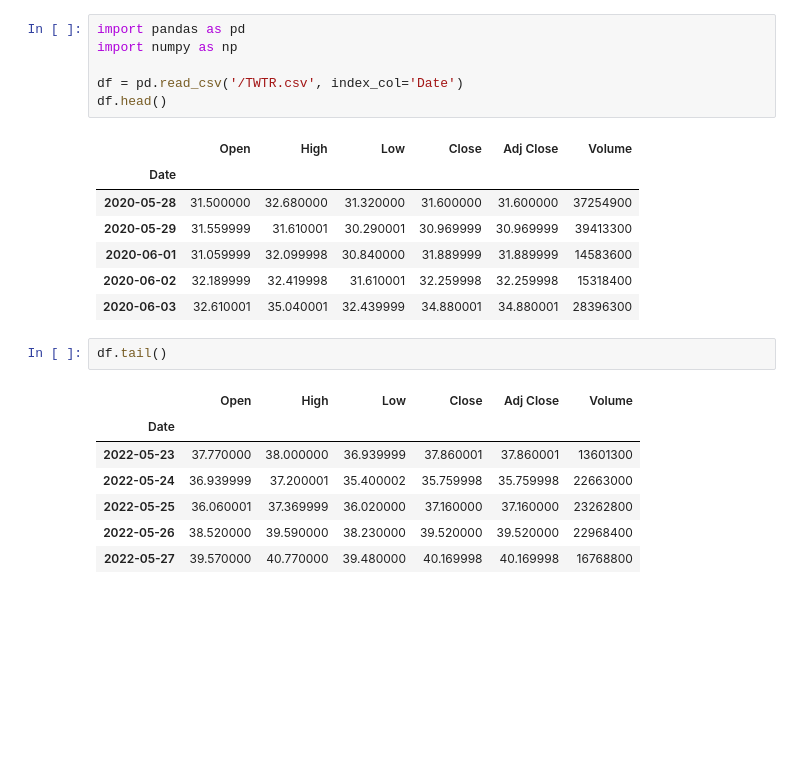
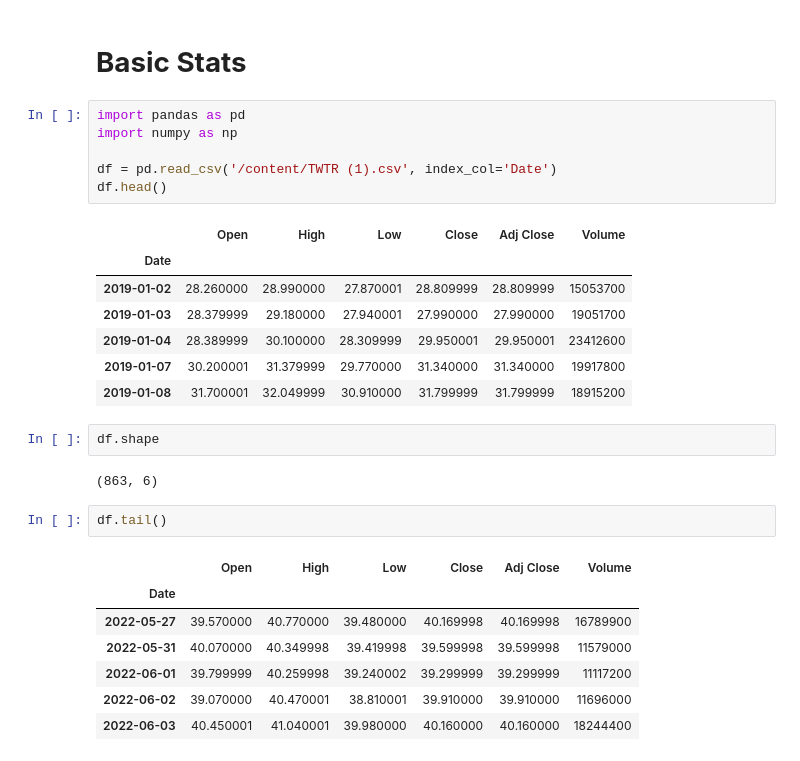
Before and after one commit to natalied0000/Stock-Value-Prediction-with-LSTM, a Jupyter notebook: machine_learning_stock.ipynb, the cells around one changed output. Cells and saved outputs as stored; diff of their text form; blank space fills up the shorter version.

```diff
--- a/machine_learning_stock.ipynb
+++ b/machine_learning_stock.ipynb
@@ -8,24 +8,30 @@ Mounted at /content/drive
+# %% [markdown]
+# **Basic Stats**
 # %%
 import pandas as pd
 import numpy as np
 
-df = pd.read_csv('/TWTR.csv', index_col='Date')
+df = pd.read_csv('/content/TWTR (1).csv', index_col='Date')
 df.head()
 # %% [output]
 |  | Open | High | Low | Close | Adj Close | Volume |
 | Date |  |  |  |  |  |  |
-| 2020-05-28 | 31.500000 | 32.680000 | 31.320000 | 31.600000 | 31.600000 | 37254900 |
-| 2020-05-29 | 31.559999 | 31.610001 | 30.290001 | 30.969999 | 30.969999 | 39413300 |
-| 2020-06-01 | 31.059999 | 32.099998 | 30.840000 | 31.889999 | 31.889999 | 14583600 |
-| 2020-06-02 | 32.189999 | 32.419998 | 31.610001 | 32.259998 | 32.259998 | 15318400 |
-| 2020-06-03 | 32.610001 | 35.040001 | 32.439999 | 34.880001 | 34.880001 | 28396300 |
+| 2019-01-02 | 28.260000 | 28.990000 | 27.870001 | 28.809999 | 28.809999 | 15053700 |
+| 2019-01-03 | 28.379999 | 29.180000 | 27.940001 | 27.990000 | 27.990000 | 19051700 |
+| 2019-01-04 | 28.389999 | 30.100000 | 28.309999 | 29.950001 | 29.950001 | 23412600 |
+| 2019-01-07 | 30.200001 | 31.379999 | 29.770000 | 31.340000 | 31.340000 | 19917800 |
+| 2019-01-08 | 31.700001 | 32.049999 | 30.910000 | 31.799999 | 31.799999 | 18915200 |
+# %%
+df.shape
+# %% [output]
+(863, 6)
 # %%
 df.tail()
 # %% [output]
 |  | Open | High | Low | Close | Adj Close | Volume |
 | Date |  |  |  |  |  |  |
-| 2022-05-23 | 37.770000 | 38.000000 | 36.939999 | 37.860001 | 37.860001 | 13601300 |
-| 2022-05-24 | 36.939999 | 37.200001 | 35.400002 | 35.759998 | 35.759998 | 22663000 |
-| 2022-05-25 | 36.060001 | 37.369999 | 36.020000 | 37.160000 | 37.160000 | 23262800 |
-| 2022-05-26 | 38.520000 | 39.590000 | 38.230000 | 39.520000 | 39.520000 | 22968400 |
-| 2022-05-27 | 39.570000 | 40.770000 | 39.480000 | 40.169998 | 40.169998 | 16768800 |
+| 2022-05-27 | 39.570000 | 40.770000 | 39.480000 | 40.169998 | 40.169998 | 16789900 |
+| 2022-05-31 | 40.070000 | 40.349998 | 39.419998 | 39.599998 | 39.599998 | 11579000 |
+| 2022-06-01 | 39.799999 | 40.259998 | 39.240002 | 39.299999 | 39.299999 | 11117200 |
+| 2022-06-02 | 39.070000 | 40.470001 | 38.810001 | 39.910000 | 39.910000 | 11696000 |
+| 2022-06-03 | 40.450001 | 41.040001 | 39.980000 | 40.160000 | 40.160000 | 18244400 |
```
Also changed, not shown: parts of 44 cells of this notebook.
